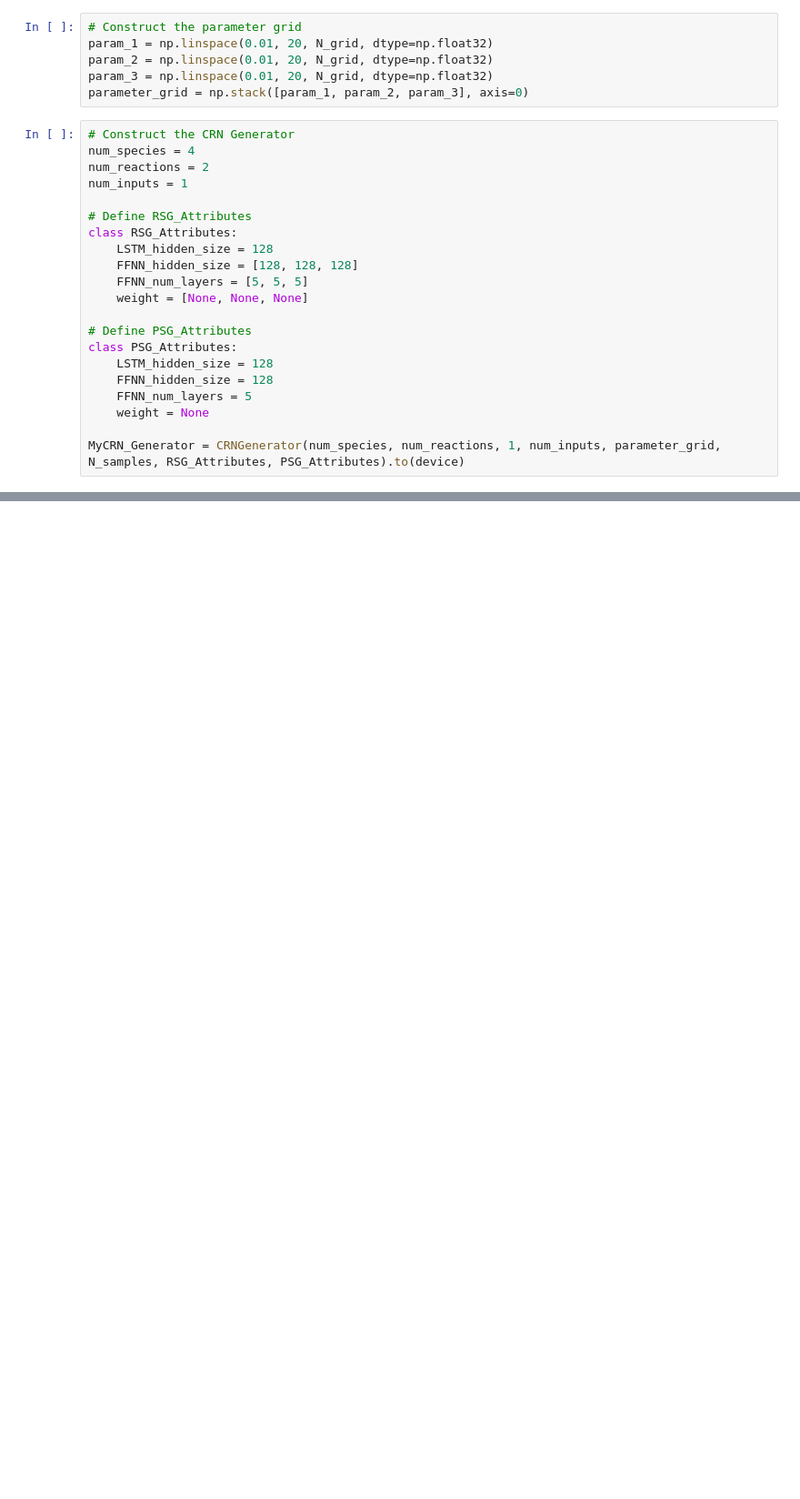
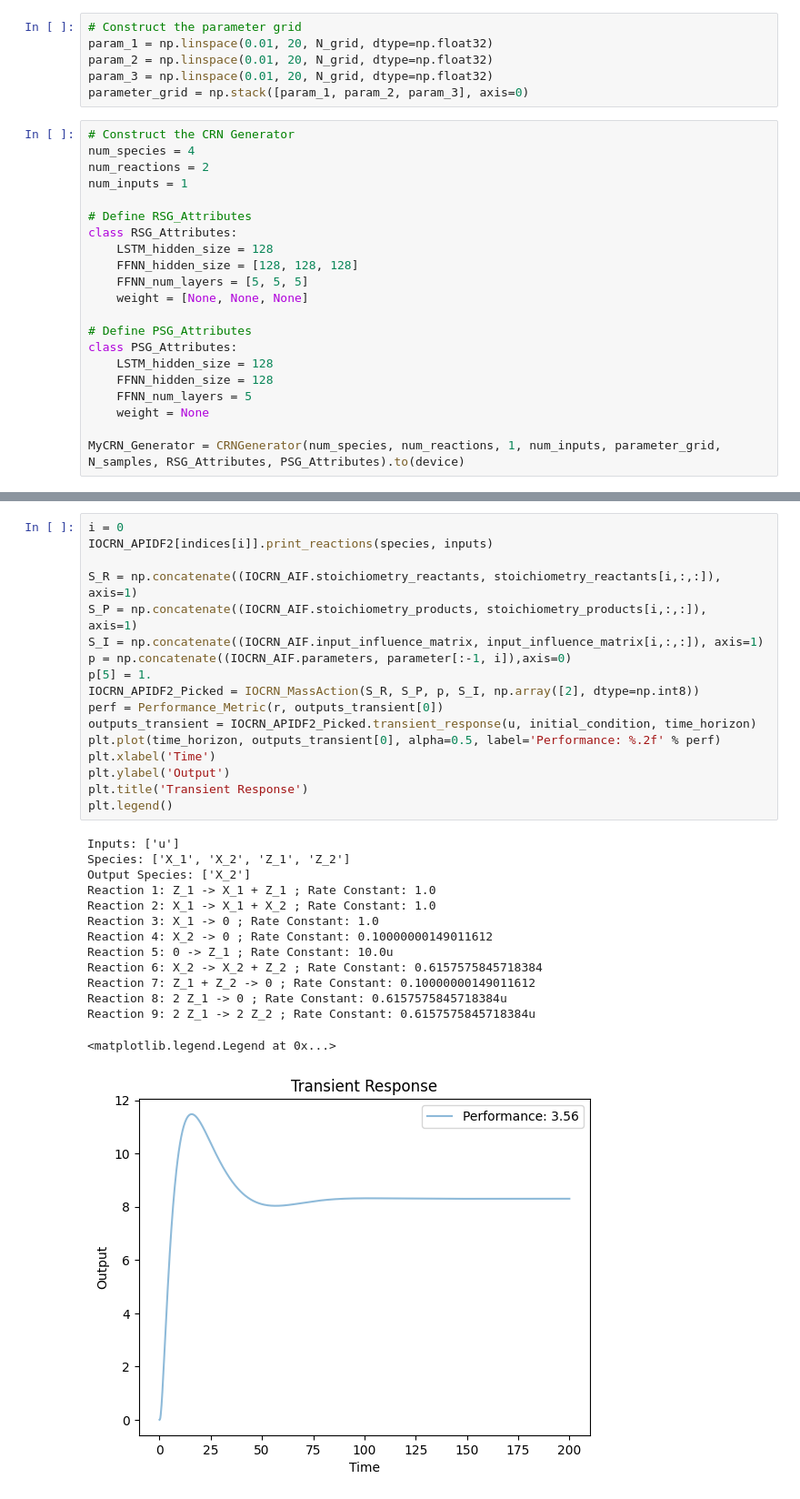
Before and after one commit to Maurice-Filo/GenAI-Net, a Jupyter notebook: CRNGenAI/Testing/AIF_Transient_StructureParameters.ipynb, the cells around one changed output, grey strips where cells are left out. Shown at 91% size. Drawn from its saved outputs; the diff is of its cells as text; blank space fills up the shorter version.

```diff
--- a/CRNGenAI/Testing/AIF_Transient_StructureParameters.ipynb
+++ b/CRNGenAI/Testing/AIF_Transient_StructureParameters.ipynb
@@ -325,0 +279,32 @@ Reaction 9: 2 X_1 -> Z_2 ; Rate Constant: 0.41795918345451355u
+# %%
+i = 0
+IOCRN_APIDF2[indices[i]].print_reactions(species, inputs)
+
+S_R = np.concatenate((IOCRN_AIF.stoichiometry_reactants, stoichiometry_reactants[i,:,:]), axis=1)
+S_P = np.concatenate((IOCRN_AIF.stoichiometry_products, stoichiometry_products[i,:,:]),  axis=1)
+S_I = np.concatenate((IOCRN_AIF.input_influence_matrix, input_influence_matrix[i,:,:]), axis=1)
+p = np.concatenate((IOCRN_AIF.parameters, parameter[:-1, i]),axis=0)
+p[5] = 1.
+IOCRN_APIDF2_Picked = IOCRN_MassAction(S_R, S_P, p, S_I, np.array([2], dtype=np.int8))
+perf = Performance_Metric(r, outputs_transient[0])
+outputs_transient = IOCRN_APIDF2_Picked.transient_response(u, initial_condition, time_horizon)
+plt.plot(time_horizon, outputs_transient[0], alpha=0.5, label='Performance: %.2f' % perf)
+plt.xlabel('Time')
+plt.ylabel('Output')
+plt.title('Transient Response')
+plt.legend()
+# %% [output]
+Inputs: ['u']
+Species: ['X_1', 'X_2', 'Z_1', 'Z_2']
+Output Species: ['X_2']
+Reaction 1: Z_1 -> X_1 + Z_1 ; Rate Constant: 1.0
+Reaction 2: X_1 -> X_1 + X_2 ; Rate Constant: 1.0
+Reaction 3: X_1 -> 0 ; Rate Constant: 1.0
+Reaction 4: X_2 -> 0 ; Rate Constant: 0.10000000149011612
+Reaction 5: 0 -> Z_1 ; Rate Constant: 10.0u
+Reaction 6: X_2 -> X_2 + Z_2 ; Rate Constant: 0.6157575845718384
+Reaction 7: Z_1 + Z_2 -> 0 ; Rate Constant: 0.10000000149011612
+Reaction 8: 2 Z_1 -> 0 ; Rate Constant: 0.6157575845718384u
+Reaction 9: 2 Z_1 -> 2 Z_2 ; Rate Constant: 0.6157575845718384u
+<matplotlib.legend.Legend at 0x...>
+[figure, added]
```
Also changed, not shown: parts of 10 cells of this notebook, 4 other files.
